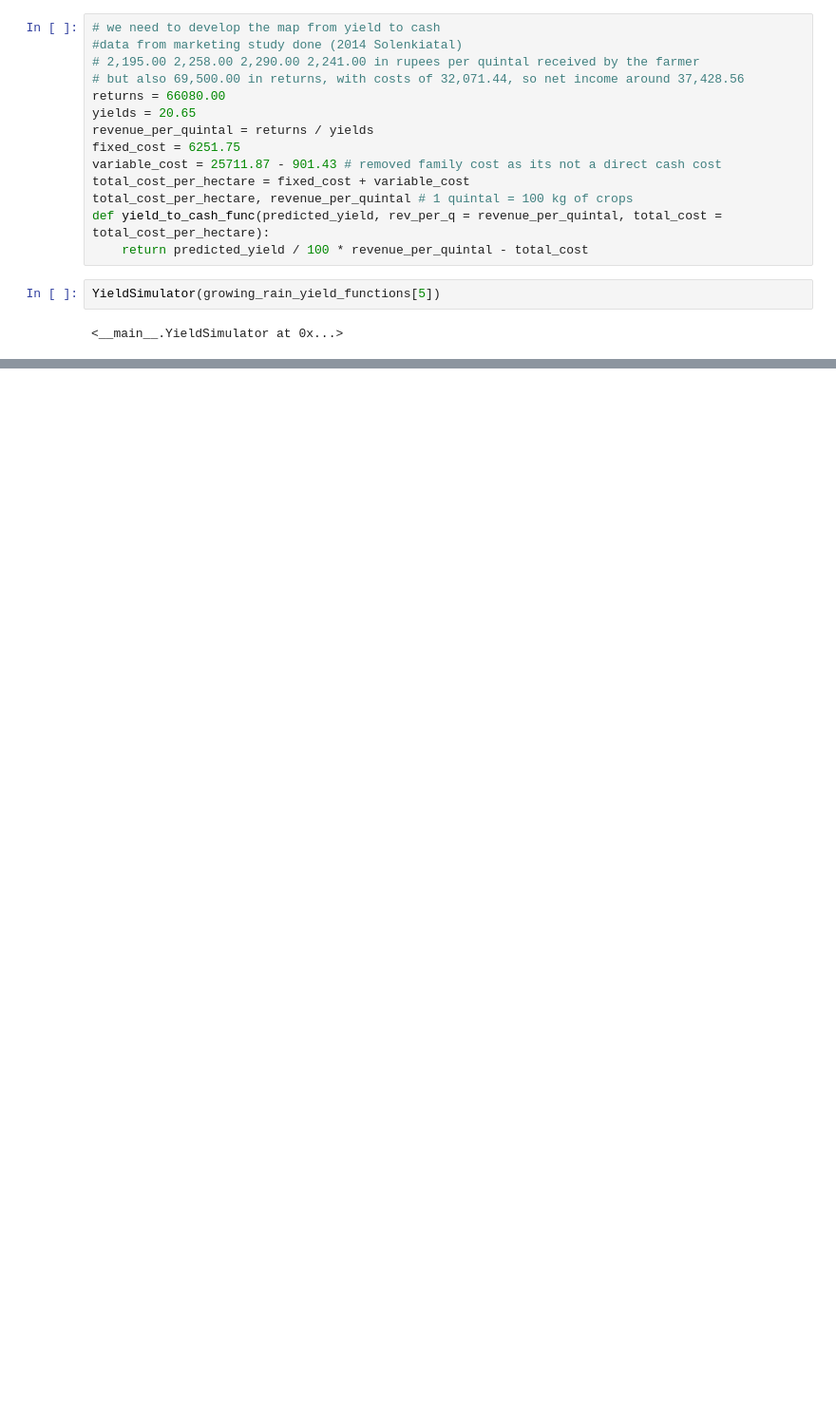
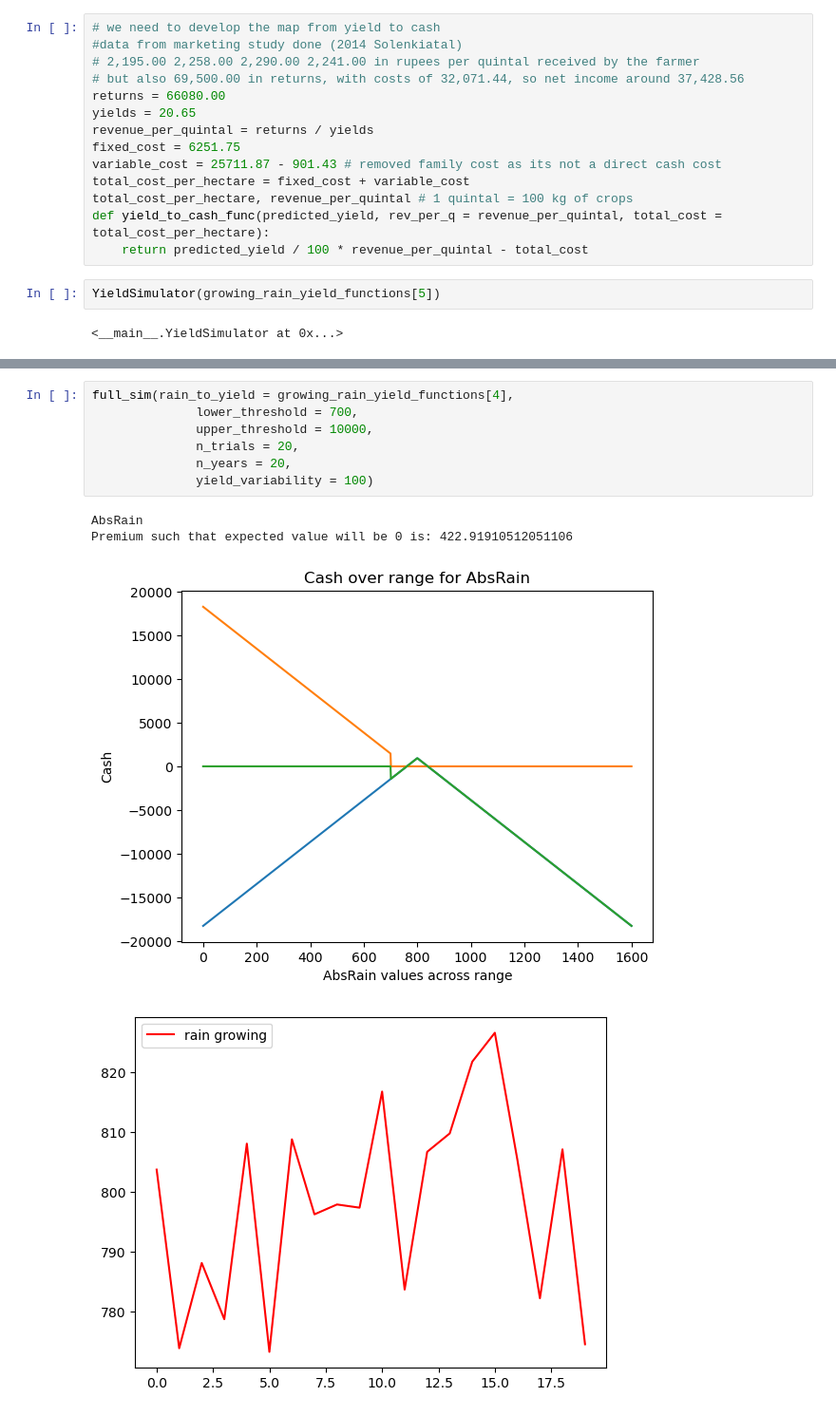
Before and after one commit to ken-neth-wang/crop-insurance, a Jupyter notebook: notebooks/yields.ipynb, the cells around one changed output, grey strips where cells are left out. Shown at 95% size. Cells and saved outputs as stored; diff of their text form; blank space fills up the shorter version.

```diff
--- a/notebooks/yields.ipynb
+++ b/notebooks/yields.ipynb
@@ -494,0 +620,12 @@ print(np.mean(np.mean(sim_out[4], axis = 1))) #with policy
+# %%
+full_sim(rain_to_yield = growing_rain_yield_functions[4],
+              lower_threshold = 700,
+              upper_threshold = 10000,
+              n_trials = 20,
+              n_years = 20,
+              yield_variability = 100)
+# %% [output]
+AbsRain
+Premium such that expected value will be 0 is: 422.91910512051106
+[figure, added]
+[figure, added]
```
Also changed, not shown: parts of 20 cells of this notebook, 1 other file.
